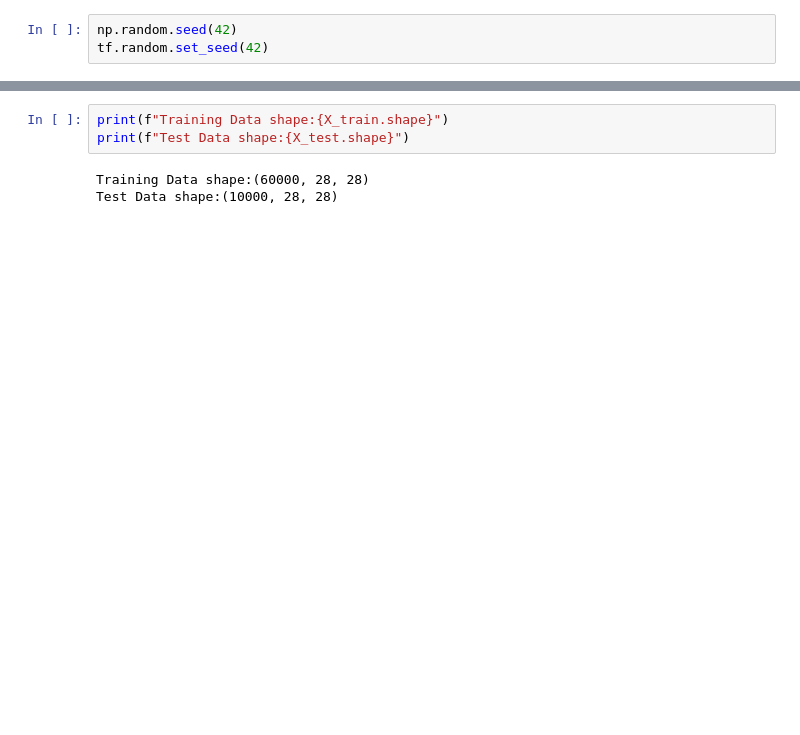
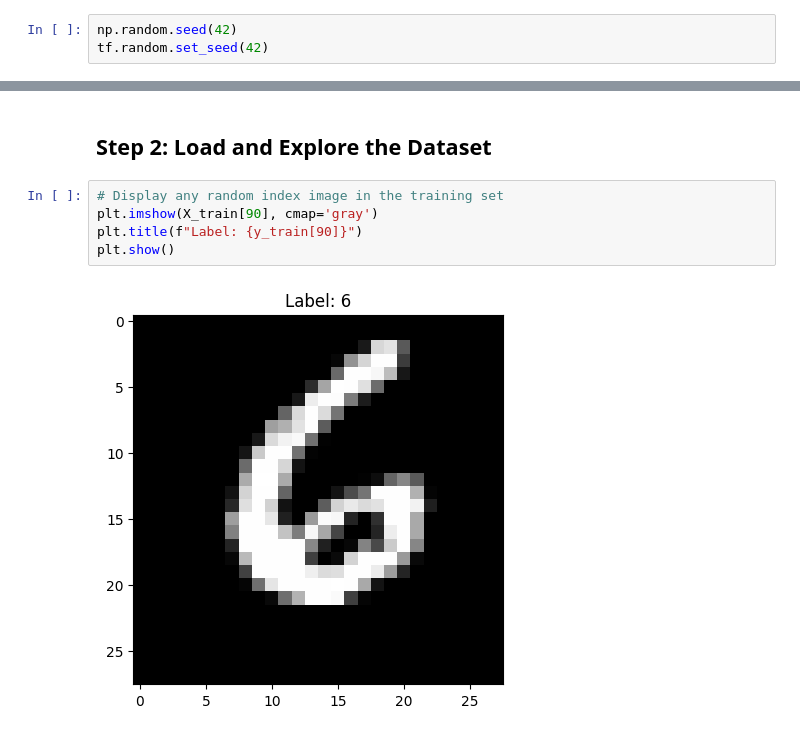
Before and after one commit to patitapaband/patitapaband, a Jupyter notebook: ANN_Training_1st_Feb_2025.ipynb, the cells around one changed output, grey strips where cells are left out. Cells and saved outputs as stored; diff of their text form; blank space fills up the shorter version.

```diff
--- a/ANN_Training_1st_Feb_2025.ipynb
+++ b/ANN_Training_1st_Feb_2025.ipynb
@@ -19,6 +25,9 @@ Downloading data from https://storage.googleapis.com/tensorflow/tf-keras-dataset
-# %%
-print(f"Training Data shape:{X_train.shape}")
-print(f"Test Data shape:{X_test.shape}")
-# %% [output]
-Training Data shape:(60000, 28, 28)
-Test Data shape:(10000, 28, 28)
+# %% [markdown]
+## **Step 2: Load and Explore the Dataset**
+# %%
+# Display any random index image in the training set
+plt.imshow(X_train[90], cmap='gray')
+plt.title(f"Label: {y_train[90]}")
+plt.show()
+# %% [output]
+[figure, added]
```
Also changed, not shown: parts of 21 cells of this notebook.
